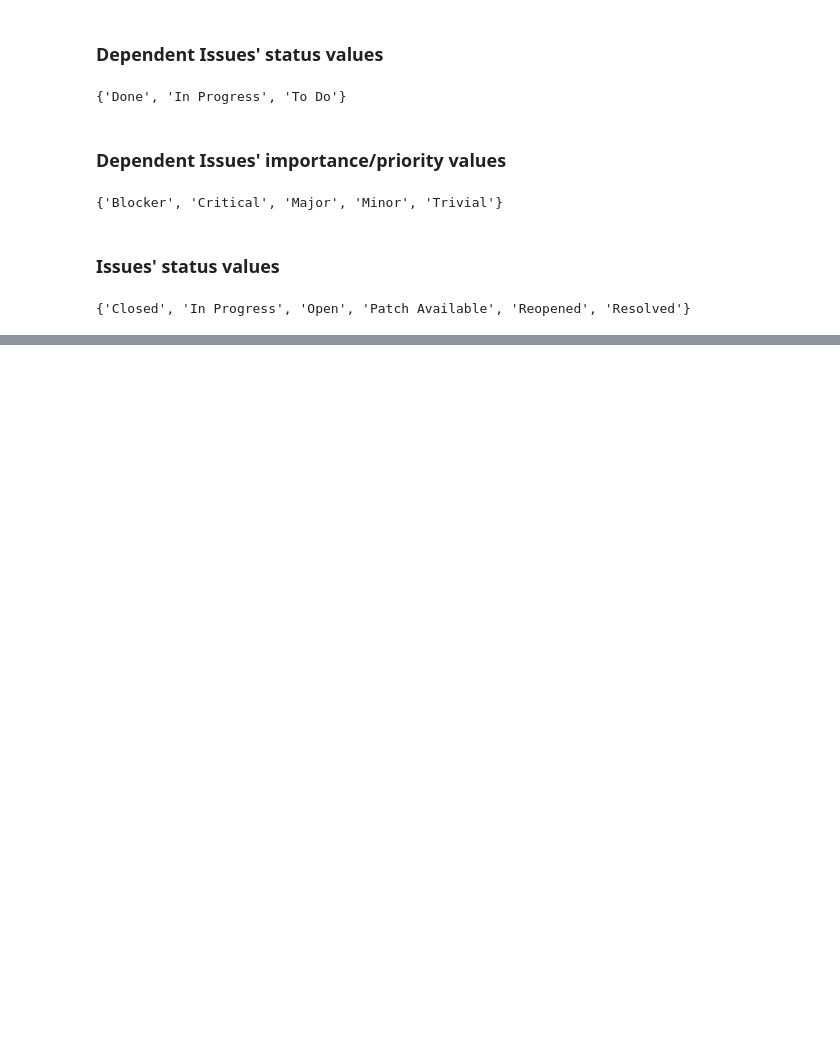
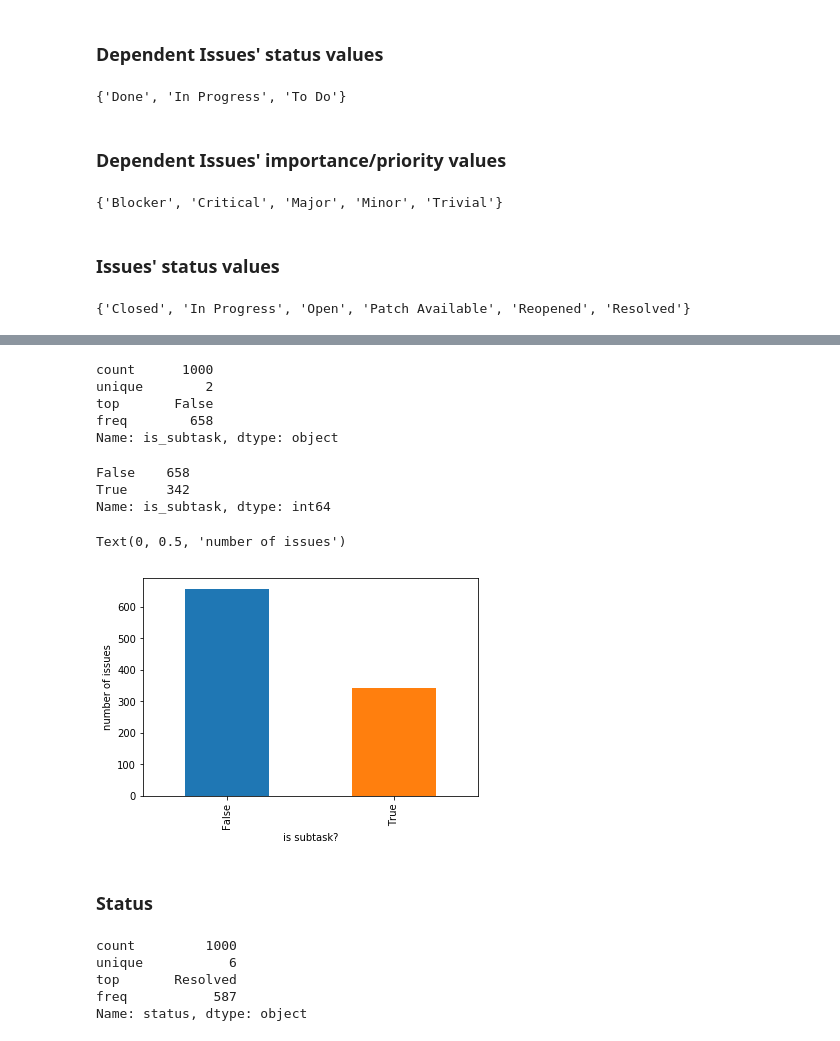
Before and after one commit to nkanak/advance-project-management-practice, a Jupyter notebook: jira_analysis.ipynb, the cells around one changed output, grey strips where cells are left out. Drawn from its saved outputs; the diff is of its cells as text; code cells hidden in the pictures; blank space fills up the shorter version.

```diff
--- a/jira_analysis.ipynb
+++ b/jira_analysis.ipynb
@@ -189,0 +300,31 @@ set(issue['fields']['status']['name'] for issue in issues)
+# %%
+issues_df['is_subtask'].describe()
+# %% [output]
+count      1000
+unique        2
+top       False
+freq        658
+Name: is_subtask, dtype: object
+# %%
+issues_df['is_subtask'].value_counts()
+# %% [output]
+False    658
+True     342
+Name: is_subtask, dtype: int64
+# %%
+ax = issues_df['is_subtask'].value_counts().plot(kind='bar')
+ax.set_xlabel('is subtask?')
+ax.set_ylabel('number of issues')
+# %% [output]
+Text(0, 0.5, 'number of issues')
+[figure, added]
+# %% [markdown]
+### Status
+# %%
+issues_df['status'].describe()
+# %% [output]
+count         1000
+unique           6
+top       Resolved
+freq           587
+Name: status, dtype: object
```
Also changed, not shown: parts of 54 cells of this notebook, 2 other files.
